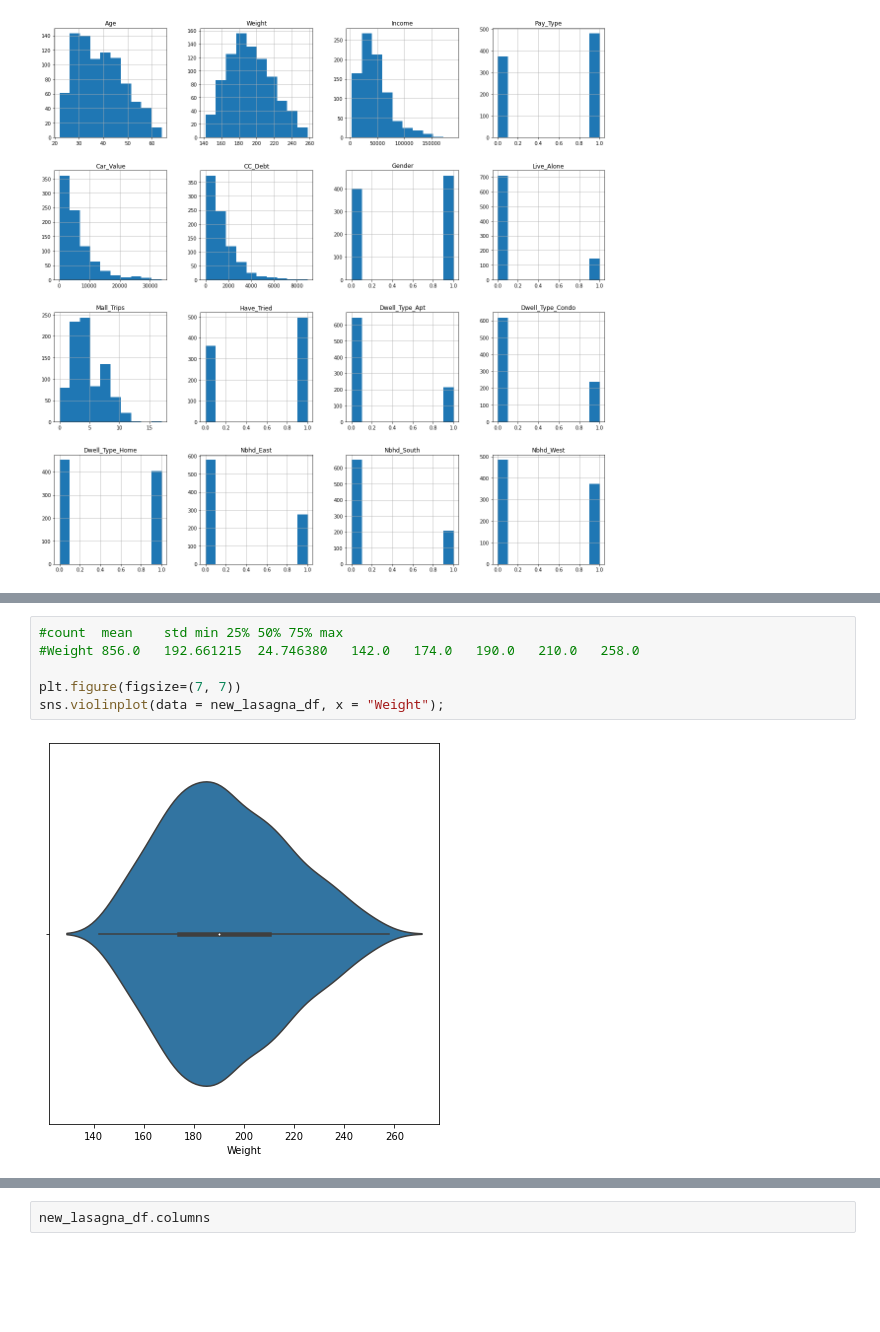
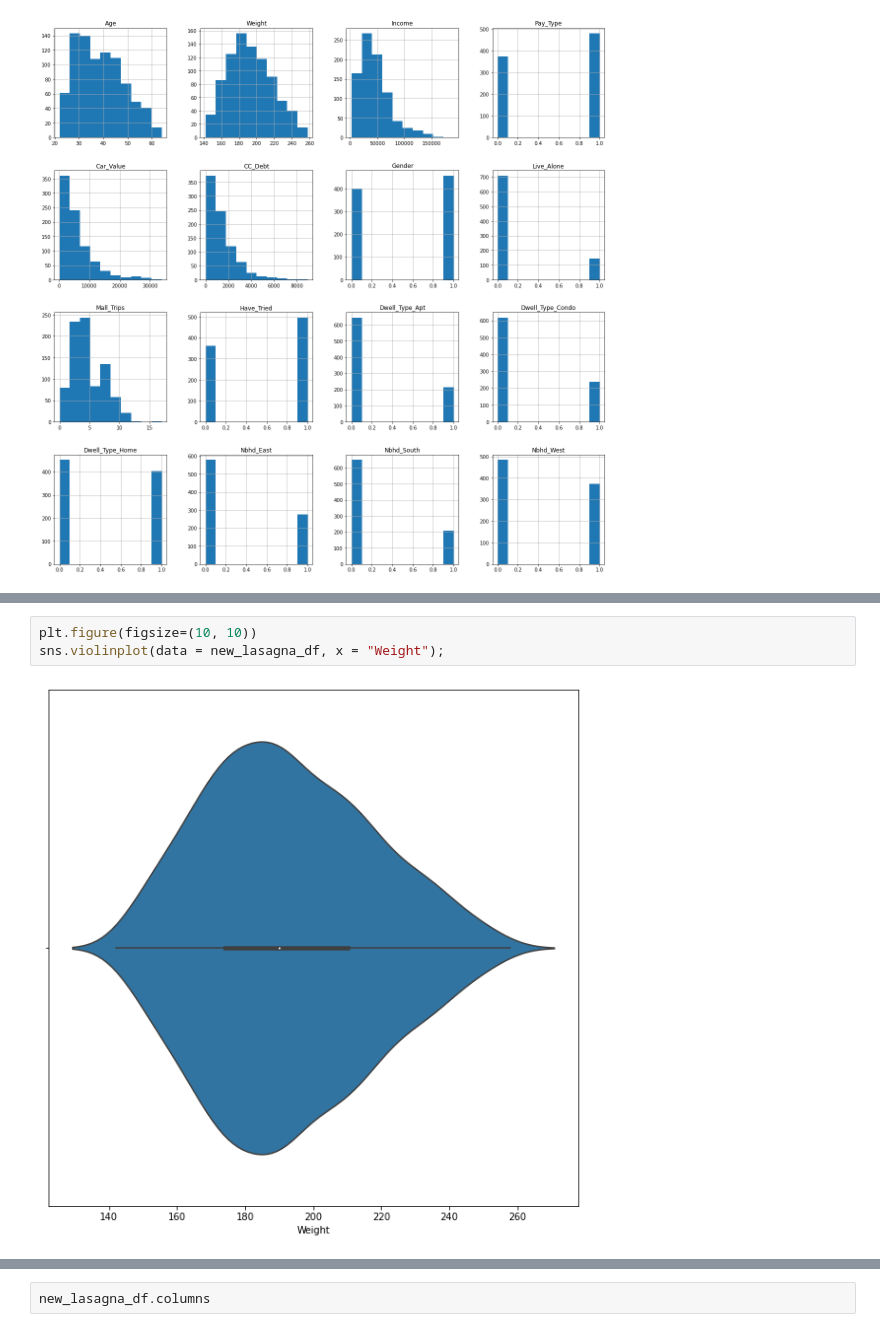
Before and after one commit to TheBetterview/Data-Science-and-MachineLearning, a Jupyter notebook: BUSI 650 Final project - Task 1.ipynb, the cells around one changed output, grey strips where cells are left out. Drawn from its saved outputs; the diff is of its cells as text; blank space fills up the shorter version.

```diff
--- a/BUSI 650 Final project - Task 1.ipynb
+++ b/BUSI 650 Final project - Task 1.ipynb
@@ -253,11 +247,8 @@ sns.violinplot(data = new_lasagna_df, x = "Age");
 # %%
-#count	mean	std	min	25%	50%	75%	max
-#Weight	856.0	192.661215	24.746380	142.0	174.0	190.0	210.0	258.0
-
-plt.figure(figsize=(7, 7))
+plt.figure(figsize=(10, 10))
 sns.violinplot(data = new_lasagna_df, x = "Weight");
 # %% [output]
-[figure, old version]
+[figure, new version]
 # %%
 #	count	mean	std	min	25%	50%	75%	max
 # Car_Value	856.0	5908.481308	5533.459122	130.0	2110.0	4175.0	7717.5	33870.0
```
Also changed, not shown: parts of 20 cells of this notebook, 21 other files.
